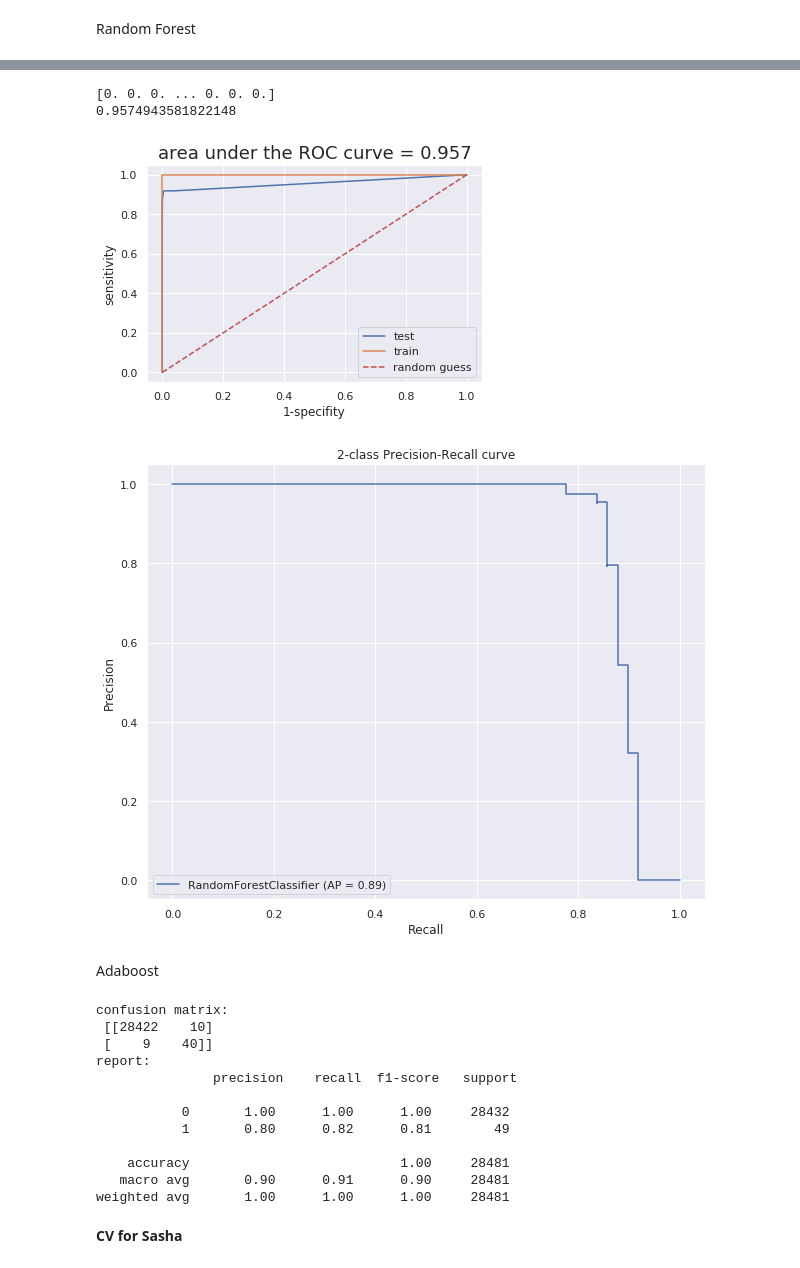
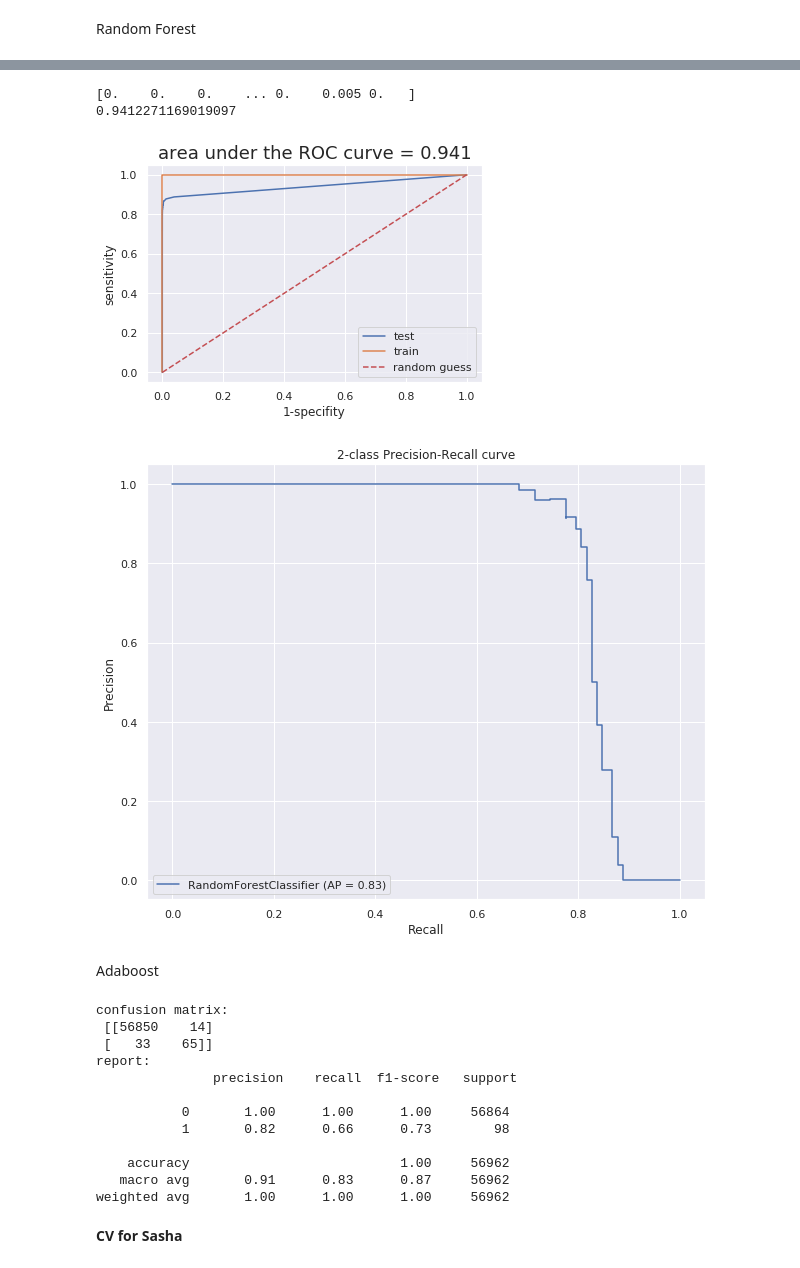
Before and after one commit to drorrosen/Credit-Card-Fraud-Detection, a Jupyter notebook: Exploration_Fraud.ipynb, the cells around one changed output, grey strips where cells are left out. Saved outputs shown, nothing was run; the diff lists cells and outputs as text; code cells hidden in the pictures.

Commit message:
tuned the models

```diff
--- a/Exploration_Fraud.ipynb
+++ b/Exploration_Fraud.ipynb
@@ -133,7 +117,10 @@ for col in X.columns:
 [figure]
 ... (18 outputs left out)
 # %%
-data['Amount'] = np.log1p(data['Amount']).skew()
+data['Amount'] = np.log1p(data['Amount'])
+# %%
+X = data.drop('Class', axis=1)
+y = data['Class']
 # %% [markdown]
 Comment: We checked the distributions for each of the variables in the data.
 
@@ -195,8 +182,7 @@ plt.show()
 # %%
 from sklearn.model_selection import train_test_split
 
-X_train, X_validation, y_train, y_validation = train_test_split(X, y, test_size=0.2, stratify=y)
-X_validation, X_test, y_validation, y_test = train_test_split(X_validation, y_validation, test_size=0.5, stratify=y_validation)
+X_train, X_test, y_train, y_test = train_test_split(X, y, test_size=0.2, stratify=y)
 # %% [markdown]
 validation
 # %%
@@ -331,18 +308,18 @@ plt.show()
 [figure]
 # %%
-get_model_results(rf_model, X_train_sc, X_valid_sc, y_train, y_validation)
+get_model_results(rf_model, X_train_sc, X_test_sc, y_train, y_test)
 # %% [output]
-[0. 0. 0. ... 0. 0. 0.]
-0.9574943581822148
+[0.    0.    0.    ... 0.    0.005 0.   ]
+0.9412271169019097
-[figure, old version]
+[figure, new version]
 # %%
 f = plt.figure(figsize=(10,8))
-disp = plot_precision_recall_curve(rf_model, X_valid_sc, y_validation, ax=plt.gca())
+disp = plot_precision_recall_curve(rf_model, X_test_sc, y_test, ax=plt.gca())
 disp.ax_.set_title('2-class Precision-Recall curve')
 
 plt.show()
 # %% [output]
-[figure, old version]
+[figure, new version]
 # %% [markdown]
 Adaboost
 # %%
@@ -356,19 +333,19 @@ predicts = ada_model.predict(X_valid_sc)
 # %%
-print('confusion matrix: \n', confusion_matrix(y_validation, predicts))
-print('report: \n', classification_report(y_validation, predicts))
+print('confusion matrix: \n', confusion_matrix(y_test, predicts))
+print('report: \n', classification_report(y_test, predicts))
 # %% [output]
 confusion matrix:
- [[28422    10]
- [    9    40]]
+ [[56850    14]
+ [   33    65]]
 report:
                precision    recall  f1-score   support
 
-           0       1.00      1.00      1.00     28432
-           1       0.80      0.82      0.81        49
+           0       1.00      1.00      1.00     56864
+           1       0.82      0.66      0.73        98
 
-    accuracy                           1.00     28481
-   macro avg       0.90      0.91      0.90     28481
-weighted avg       1.00      1.00      1.00     28481
+    accuracy                           1.00     56962
+   macro avg       0.91      0.83      0.87     56962
+weighted avg       1.00      1.00      1.00     56962
 # %% [markdown]
 **CV for Sasha**
 # %%
```
Also changed, not shown: parts of 32 cells of this notebook.
